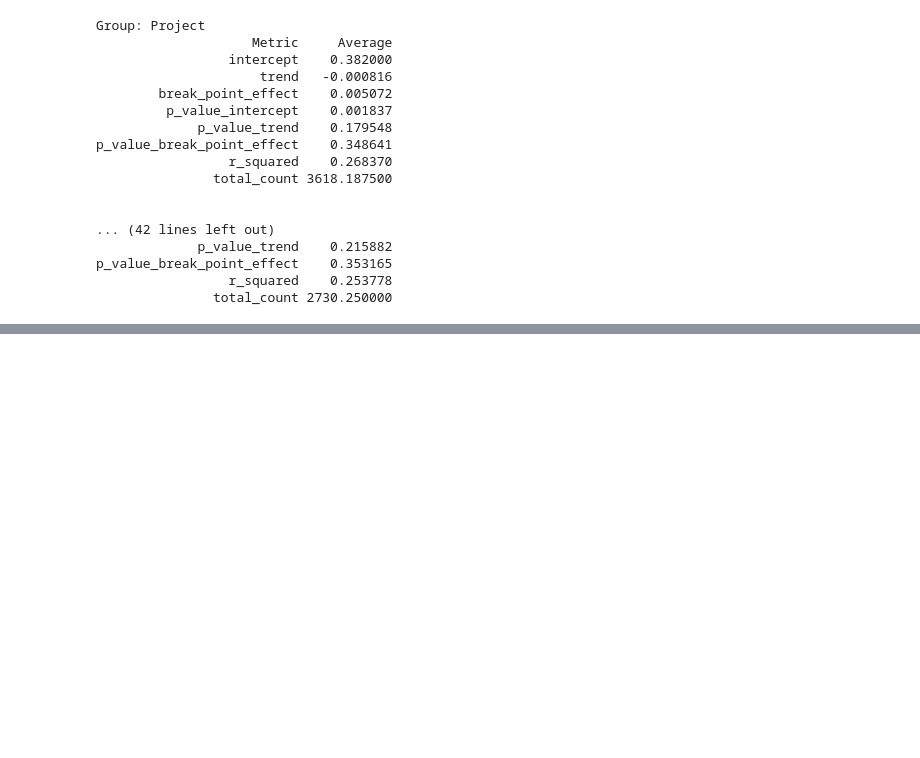
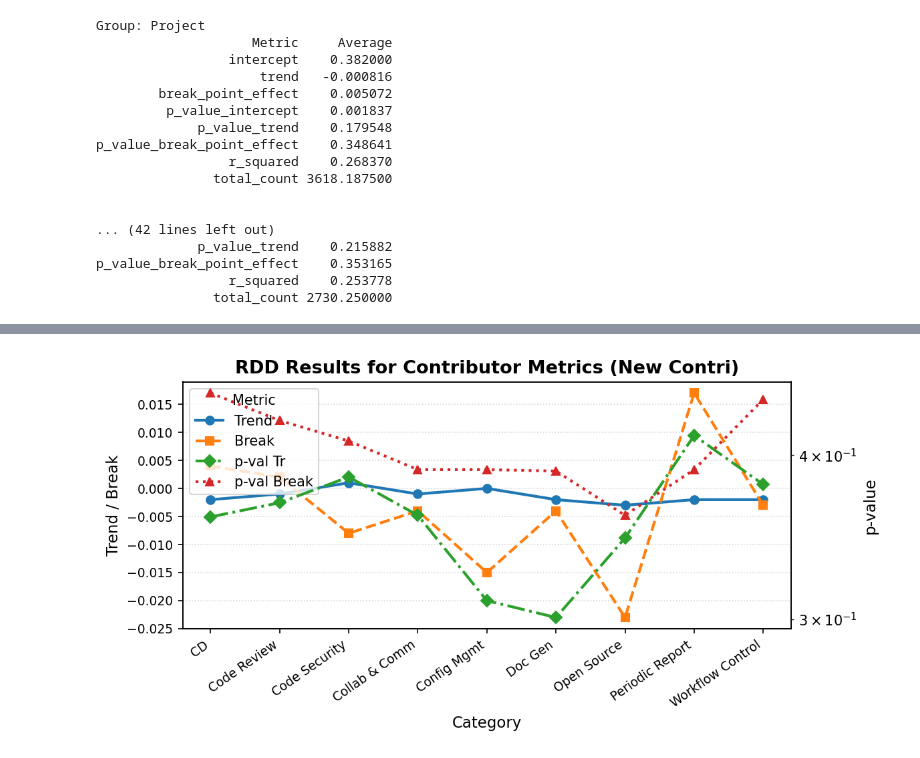
Before and after one commit to justanyone2023/OSS_Bot_Taxonomy_and_Analysis, a Jupyter notebook: RQ2_bot_evluation_process/05Visualization.ipynb, the cells around one changed output, grey strips where cells are left out. Drawn from its saved outputs; the diff is of its cells as text; code cells hidden in the pictures; blank space fills up the shorter version.

```diff
--- a/RQ2_bot_evluation_process/05Visualization.ipynb
+++ b/RQ2_bot_evluation_process/05Visualization.ipynb
@@ -55,0 +139,81 @@ p_value_break_point_effect    0.353165
+# %%
+import pandas as pd
+import matplotlib.pyplot as plt
+
+data = [
+    # New Contri
+    ["New Contri", "CD", 0.383, -0.002, 0.004, 0.004, 0.359, 0.446, 0.130, 1728],
+    ["New Contri", "Code Review", 0.385, -0.001, 0.002, 0.004, 0.368, 0.425, 0.131, 1785],
+    ["New Contri", "Code Security", 0.415, 0.001, -0.008, 0.002, 0.385, 0.410, 0.126, 115],
+    ["New Contri", "Collab & Comm", 0.413, -0.001, -0.004, 0.002, 0.360, 0.390, 0.145, 113],
+    ["New Contri", "Config Mgmt", 0.388, -0.000, -0.015, 0.003, 0.310, 0.390, 0.144, 47],
+    ["New Contri", "Doc Gen", 0.394, -0.002, -0.004, 0.003, 0.301, 0.389, 0.142, 136],
+    ["New Contri", "Open Source", 0.394, -0.003, -0.023, 0.003, 0.346, 0.360, 0.155, 190],
+    ["New Contri", "Periodic Report", 0.378, -0.002, 0.017, 0.004, 0.414, 0.390, 0.128, 52],
+    ["New Contri", "Workflow Control", 0.388, -0.002, -0.003, 0.004, 0.380, 0.441, 0.131, 432],
+    # Key Contri
+    ["Key Contri", "CD", 0.374, -0.001, 0.004, 0.004, 0.267, 0.393, 0.195, 10452],
+    ["Key Contri", "Code Review", 0.373, -0.001, 0.005, 0.004, 0.270, 0.393, 0.195, 11002],
+    ["Key Contri", "Code Security", 0.372, -0.001, 0.007, 0.004, 0.283, 0.389, 0.199, 730],
+    ["Key Contri", "Collab & Comm", 0.404, 0.004, -0.004, 0.002, 0.234, 0.367, 0.234, 494],
+    ["Key Contri", "Config Mgmt", 0.441, 0.002, -0.012, 0.001, 0.272, 0.378, 0.254, 198],
+    ["Key Contri", "Doc Gen", 0.433, 0.003, -0.019, 0.001, 0.218, 0.414, 0.266, 356],
+    ["Key Contri", "Open Source", 0.391, 0.002, 0.000, 0.003, 0.274, 0.393, 0.218, 1027],
+    ["Key Contri", "Periodic Report", 0.431, 0.003, -0.005, 0.001, 0.259, 0.390, 0.266, 207],
+    ["Key Contri", "Workflow Control", 0.370, -0.002, 0.007, 0.004, 0.265, 0.384, 0.196, 2892],
+    # Inactive Contri
+    ["Inactive Contri", "CD", 0.504, 0.042, 0.023, "<0.001", "<0.001", 0.158, 0.958, 9429],
+    ["Inactive Contri", "Code Review", 0.503, 0.042, 0.023, "<0.001", "<0.001", 0.157, 0.959, 9711],
+    ["Inactive Contri", "Code Security", 0.499, 0.042, 0.028, "<0.001", "<0.001", 0.157, 0.968, 611],
+    ["Inactive Contri", "Collab & Comm", 0.512, 0.043, 0.025, "<0.001", "<0.001", 0.164, 0.973, 375],
+    ["Inactive Contri", "Config Mgmt", 0.495, 0.043, 0.031, "<0.001", "<0.001", 0.141, 0.976, 161],
+    ["Inactive Contri", "Doc Gen", 0.509, 0.042, 0.031, "<0.001", "<0.001", 0.095, 0.984, 283],
+    ["Inactive Contri", "Open Source", 0.500, 0.042, 0.031, "<0.001", "<0.001", 0.146, 0.965, 795],
+    ["Inactive Contri", "Periodic Report", 0.507, 0.043, 0.031, "<0.001", "<0.001", 0.128, 0.976, 162],
+    ["Inactive Contri", "Workflow Control", 0.496, 0.042, 0.025, "<0.001", "<0.001", 0.140, 0.964, 2549],
+]
+
+columns = ["Metric", "Category", "Int.", "Trend", "Break", "p-val Int", "p-val Tr", "p-val Break", "R2", "Rows"]
+df = pd.DataFrame(data, columns=columns)
+
+# 转换数值型
+for col in ["Trend", "Break", "p-val Tr", "p-val Break"]:
+    df[col] = pd.to_numeric(df[col], errors='coerce')
+
+for metric in df['Metric'].unique():
+    subdf = df[df['Metric'] == metric]
+    categories = subdf['Category'].tolist()
+    x = range(len(categories))
+
+    fig, ax1 = plt.subplots(figsize=(8, 4), dpi=150)
+
+    # 主y轴：Trend 和 Break
+    ax1.plot(x, subdf["Trend"], marker='o', linestyle='-', color='#1f77b4', label="Trend", linewidth=2)
+    ax1.plot(x, subdf["Break"], marker='s', linestyle='--', color='#ff7f0e', label="Break", linewidth=2)
+    ax1.set_xlabel("Category", fontsize=11)
+    ax1.set_ylabel("Trend / Break", fontsize=11)
+    ax1.set_xticks(x)
+    ax1.set_xticklabels(categories, rotation=35, ha='right', fontsize=9)
+    ax1.tick_params(axis='y', labelsize=9)
+    ax1.grid(axis='y', linestyle=':', alpha=0.5)
+
+    # 副y轴：p值
+    ax2 = ax1.twinx()
+    ax2.plot(x, subdf["p-val Tr"], marker='D', linestyle='-.', color='#2ca02c', label="p-val Tr", linewidth=2)
+    ax2.plot(x, subdf["p-val Break"], marker='^', linestyle=':', color='#d62728', label="p-val Break", linewidth=2)
+    ax2.set_ylabel("p-value", fontsize=11)
+    ax2.tick_params(axis='y', labelsize=9)
+    ax2.set_yscale('log')  # p值用对数坐标更直观
+
+    # 合并图例
+    lines1, labels1 = ax1.get_legend_handles_labels()
+    lines2, labels2 = ax2.get_legend_handles_labels()
+    ax1.legend(lines1 + lines2, labels1 + labels2, loc='upper left', fontsize=10, title="Metric")
+
+    plt.title(f"RDD Results for Contributor Metrics ({metric})", fontsize=13, weight='bold')
+    plt.tight_layout()
+    fname = f"rdd_contributor_metrics_{metric.replace(' ', '_').replace('/', '_')}_dual_axis.pdf"
+    plt.savefig(fname, bbox_inches='tight')
+    plt.show()
+# %% [output]
+[figure, added]
```
Also changed, not shown: parts of 8 cells of this notebook, 4 other files.
